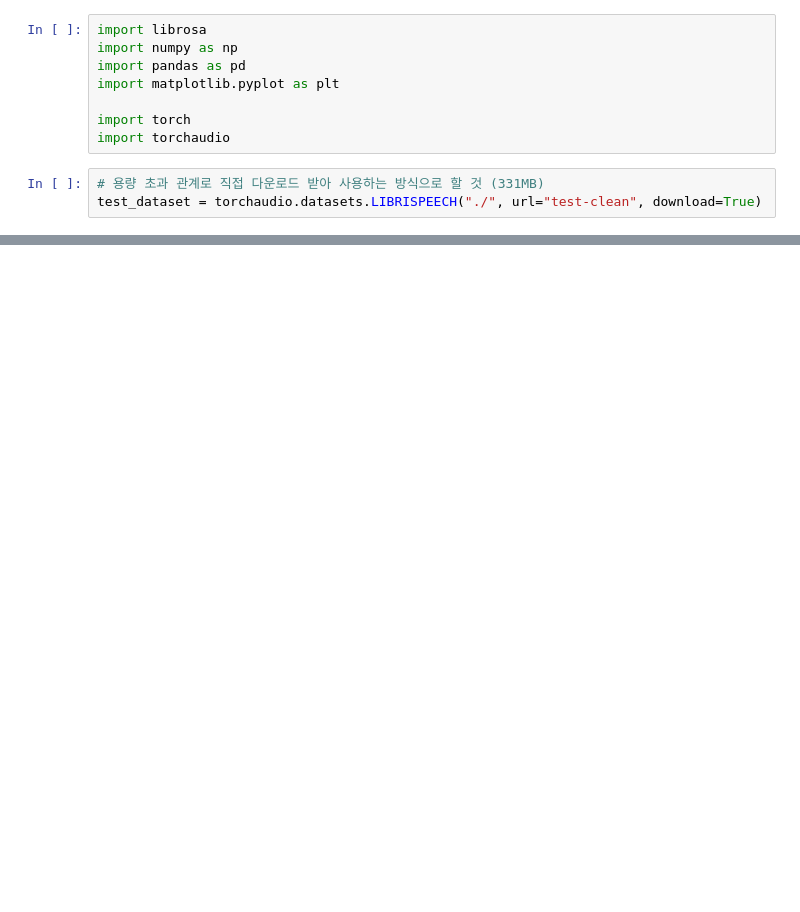
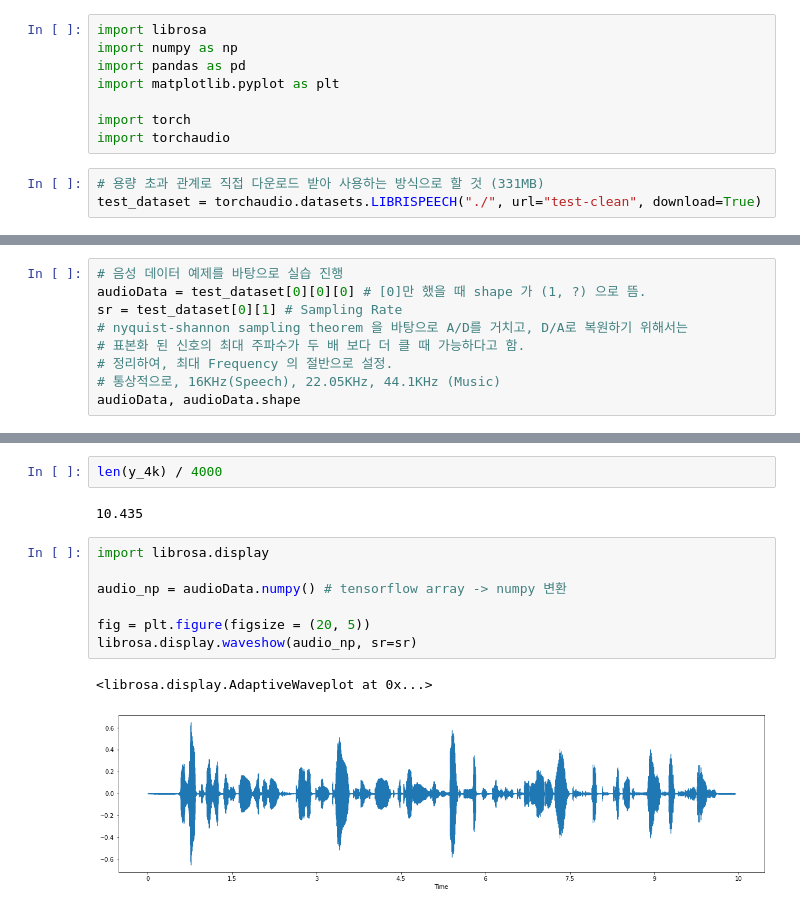
Before and after one commit to DevTae/Digital-Signal-Processing-Exercise, a Jupyter notebook: Digital-Signal-Processing-Exercise.ipynb, the cells around one changed output, grey strips where cells are left out. Drawn from its saved outputs; the diff is of its cells as text; blank space fills up the shorter version.

```diff
--- a/Digital-Signal-Processing-Exercise.ipynb
+++ b/Digital-Signal-Processing-Exercise.ipynb
@@ -34,0 +44,9 @@ test_dataset = torchaudio.datasets.LIBRISPEECH("./", url="test-clean", download=
+# %%
+# 음성 데이터 예제를 바탕으로 실습 진행
+audioData = test_dataset[0][0][0] # [0]만 했을 때 shape 가 (1, ?) 으로 뜸.
+sr = test_dataset[0][1] # Sampling Rate
+# nyquist-shannon sampling theorem 을 바탕으로 A/D를 거치고, D/A로 복원하기 위해서는
+# 표본화 된 신호의 최대 주파수가 두 배 보다 더 클 때 가능하다고 함.
+# 정리하여, 최대 Frequency 의 절반으로 설정.
+# 통상적으로, 16KHz(Speech), 22.05KHz, 44.1KHz (Music)
+audioData, audioData.shape
@@ -34,0 +81,14 @@ test_dataset = torchaudio.datasets.LIBRISPEECH("./", url="test-clean", download=
+# %%
+len(y_4k) / 4000
+# %% [output]
+10.435
+# %%
+import librosa.display
+
+audio_np = audioData.numpy() # tensorflow array -> numpy 변환
+
+fig = plt.figure(figsize = (20, 5))
+librosa.display.waveshow(audio_np, sr=sr)
+# %% [output]
+<librosa.display.AdaptiveWaveplot at 0x...>
+[figure, added]
```
Also changed, not shown: parts of 13 cells of this notebook.
